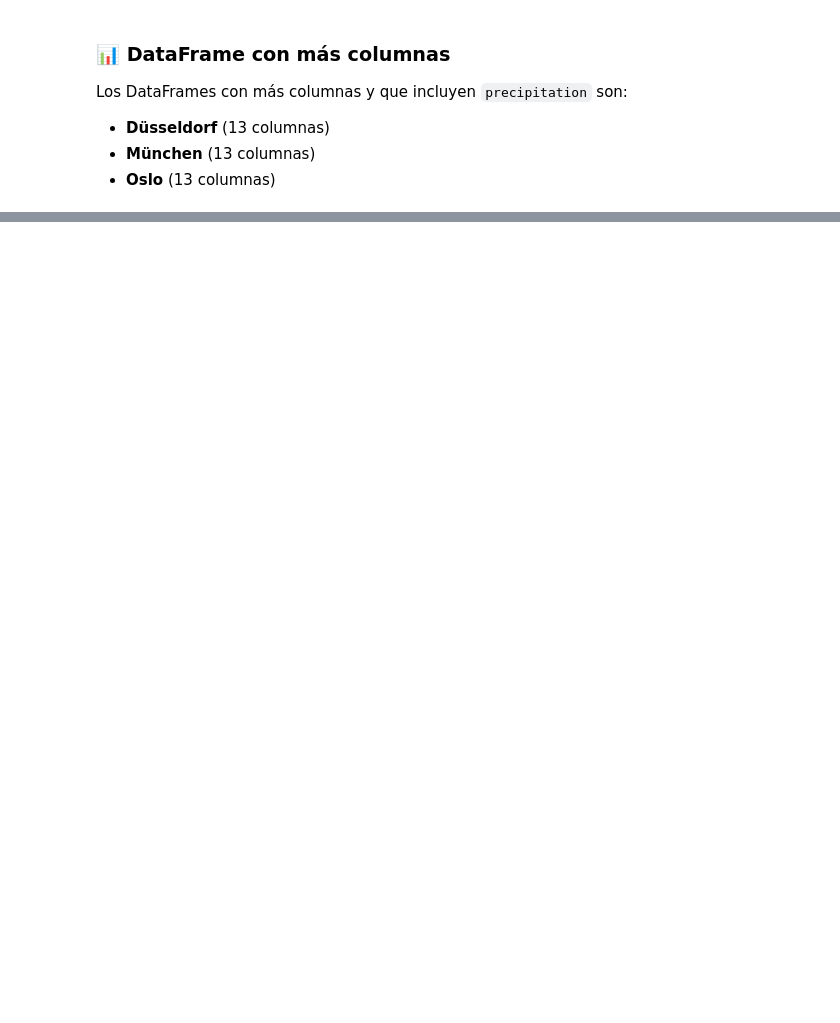
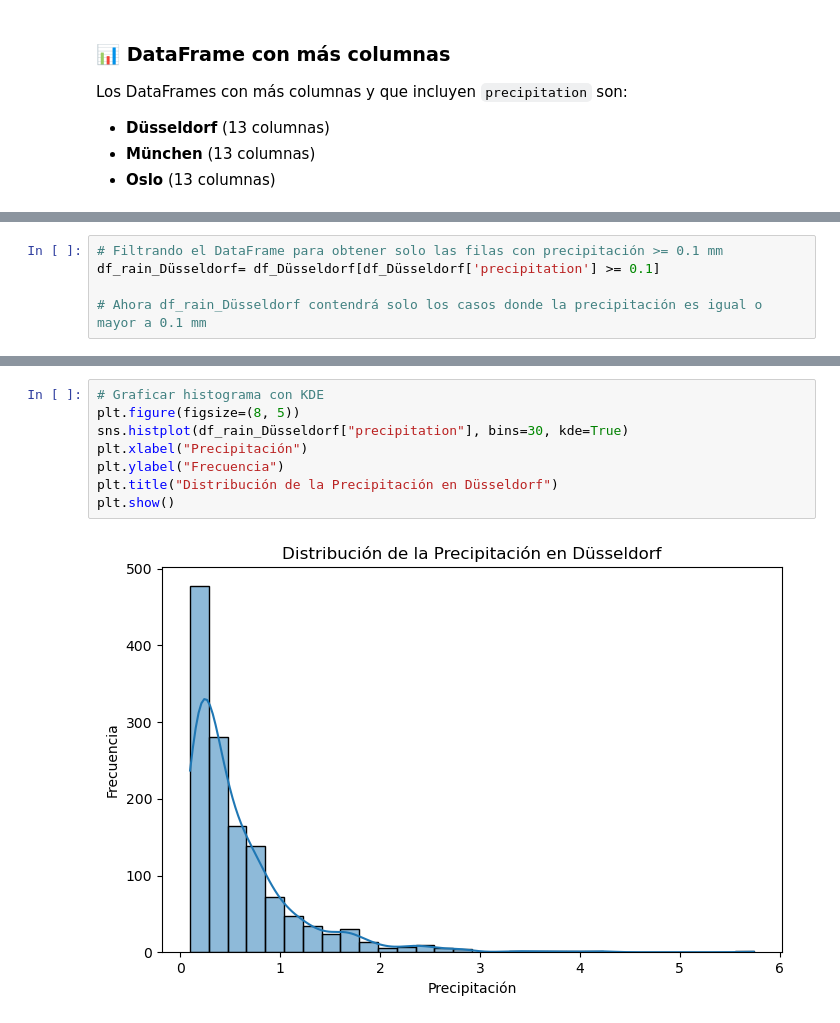
Before and after one commit to AugustoCabrera/DataScienceDiploma, a Jupyter notebook: SPLIT 2/main.ipynb, the cells around one changed output, grey strips where cells are left out. Saved outputs shown, nothing was run; the diff lists cells and outputs as text; blank space fills up the shorter version.

```diff
--- a/SPLIT 2/main.ipynb
+++ b/SPLIT 2/main.ipynb
@@ -617,0 +656,5 @@ Los DataFrames con más columnas y que incluyen `precipitation` son:
+# %%
+# Filtrando el DataFrame para obtener solo las filas con precipitación >= 0.1 mm
+df_rain_Düsseldorf= df_Düsseldorf[df_Düsseldorf['precipitation'] >= 0.1]
+
+# Ahora df_rain_Düsseldorf contendrá solo los casos donde la precipitación es igual o mayor a 0.1 mm
@@ -617,0 +672,10 @@ Los DataFrames con más columnas y que incluyen `precipitation` son:
+# %%
+# Graficar histograma con KDE
+plt.figure(figsize=(8, 5))
+sns.histplot(df_rain_Düsseldorf["precipitation"], bins=30, kde=True)
+plt.xlabel("Precipitación")
+plt.ylabel("Frecuencia")
+plt.title("Distribución de la Precipitación en Düsseldorf")
+plt.show()
+# %% [output]
+[figure, added]
```
Also changed, not shown: parts of 59 cells of this notebook, 1 other file.
